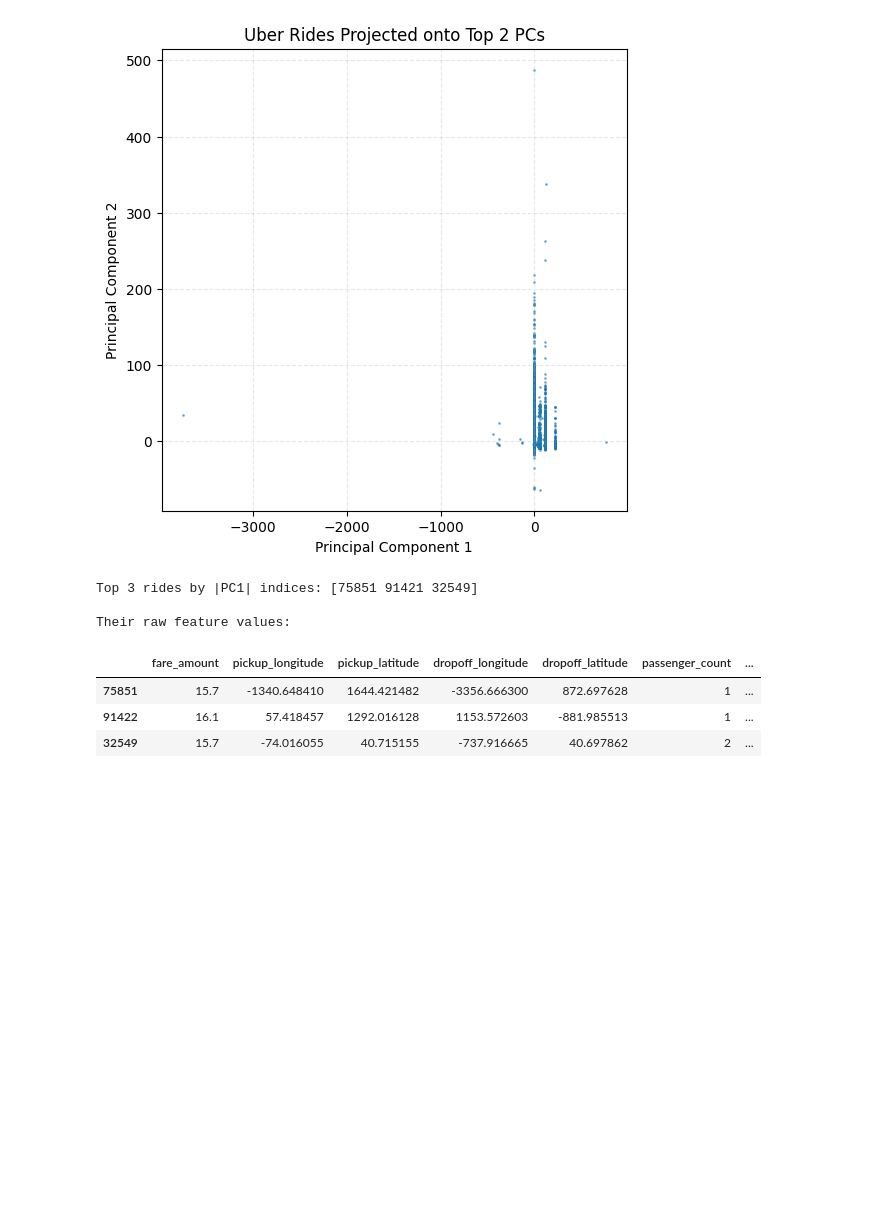
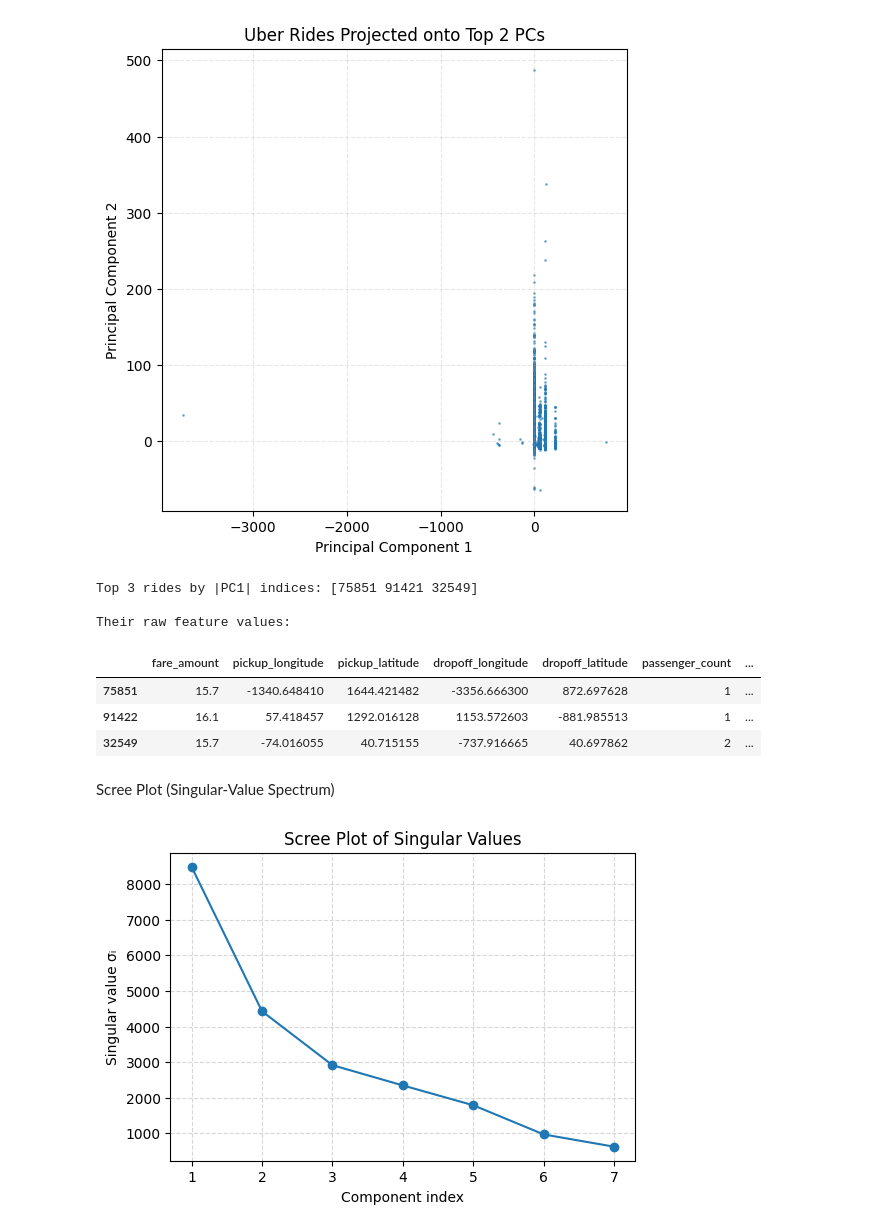
Before and after one commit to Teyymour/cmor438, a Jupyter notebook: unsupervised-learning/SVD/SVD.ipynb, the cells around one changed output. Drawn from its saved outputs; the diff is of its cells as text; code cells hidden in the pictures; blank space fills up the shorter version.

Commit message:
updated plots

```diff
--- a/unsupervised-learning/SVD/SVD.ipynb
+++ b/unsupervised-learning/SVD/SVD.ipynb
@@ -106,3 +106,16 @@ Their raw feature values:
 | 75851 | 15.7 | -1340.648410 | 1644.421482 | -3356.666300 | 872.697628 | 1 | ... |
 | 91422 | 16.1 | 57.418457 | 1292.016128 | 1153.572603 | -881.985513 | 1 | ... |
 | 32549 | 15.7 | -74.016055 | 40.715155 | -737.916665 | 40.697862 | 2 | ... |
+# %% [markdown]
+Scree Plot (Singular‐Value Spectrum)
+# %%
+plt.figure(figsize=(6,4))
+plt.plot(np.arange(1, len(S)+1), S, 'o-')
+plt.xticks(np.arange(1, len(S)+1))
+plt.xlabel("Component index")
+plt.ylabel("Singular value σᵢ")
+plt.title("Scree Plot of Singular Values")
+plt.grid(True, linestyle='--', alpha=0.5)
+plt.show()
+# %% [output]
+[figure, added]
```
Also changed, not shown: parts of 4 cells of this notebook.
